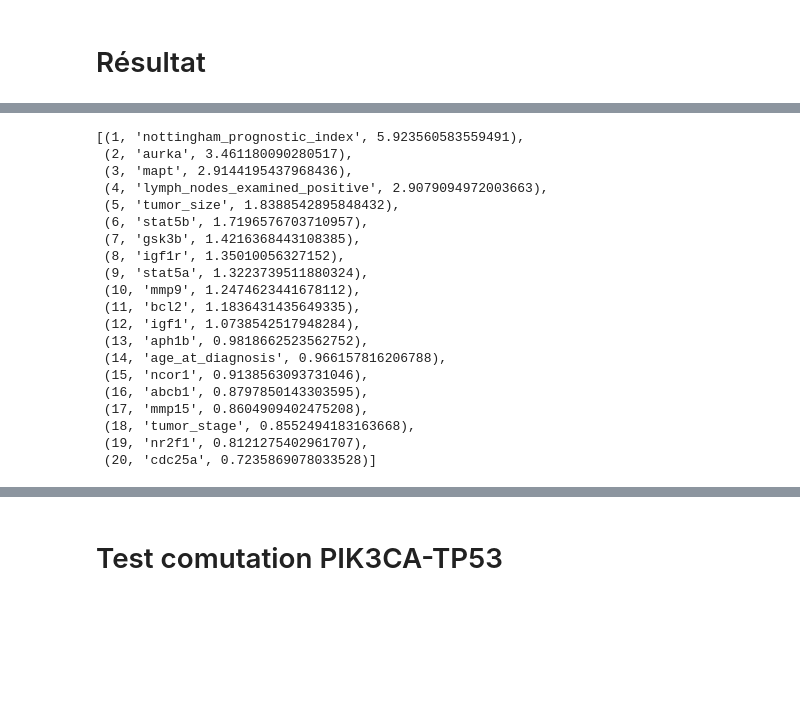
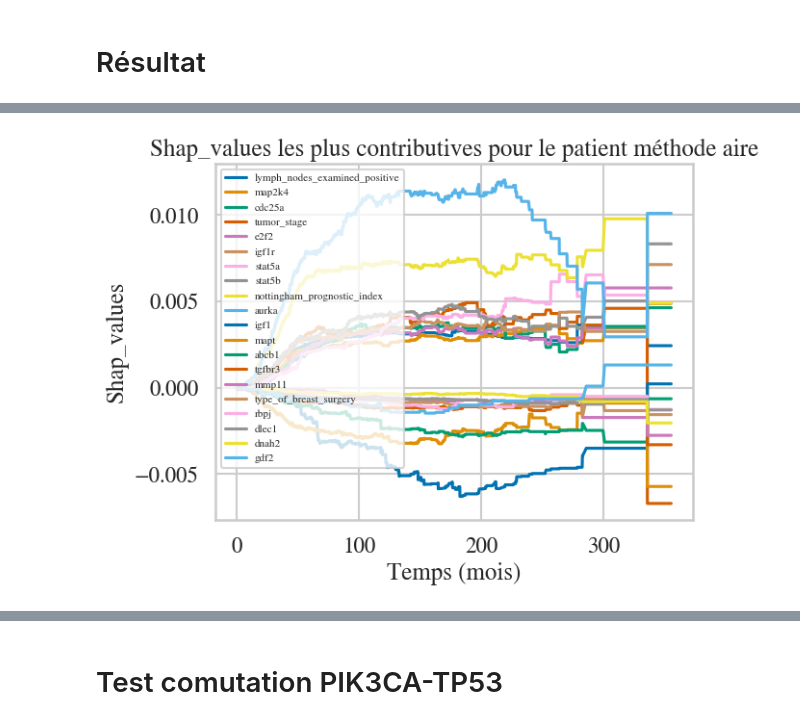
Before and after one commit to Clement-Dn/Surv-ML, a Jupyter notebook: SurvTreeShap_Metabric.ipynb, the cells around one changed output, grey strips where cells are left out. Drawn from its saved outputs; the diff is of its cells as text; code cells hidden in the pictures; blank space fills up the shorter version.

```diff
--- a/SurvTreeShap_Metabric.ipynb
+++ b/SurvTreeShap_Metabric.ipynb
@@ -123,6 +125,6 @@ X_train, X_test, y_train, y_test = train_test_split(X, y, test_size=0.2, random_
 y_train_RSF = Surv.from_dataframe("Died_of_Desease", "overall_survival_months", y_train)
 y_test_RSF = Surv.from_dataframe("Died_of_Desease", "overall_survival_months", y_test)
 # %%
-rsf = RandomSurvivalForest(n_estimators=100, random_state=42,max_depth=11)
+rsf = RandomSurvivalForest(n_estimators=100, random_state=42,max_depth=3)
 rsf.fit(X_train, y_train_RSF)
 # %% [output]
@@ -639,38 +153,6 @@ plt.show()
-# %%
-Nb_obs=10
-# variables les plus importantes "pour plusieurs observations":
-aires=np.zeros(len(y[1])-1)
-
-for id_patient in range(Nb_obs):
-    unique_times = rsf.estimators_[0].unique_times_
-    x = np.array(unique_times)
-    y = np.array([
-        TreeExplainer(rsf,t=i).shap_values(X_test.iloc[id_patient, :])
-        for i in range(len(unique_times))
-        ])
-
-    aires = aires+ np.array([np.trapz(np.abs(y[:,i]), x) for i in range(len(y[1])-1)])
-
-top_indices = np.argsort(aires)[-20:]
-[( 20-n, X.columns[i], aires[i]/Nb_obs) for n, i in enumerate(top_indices)][::-1]
-# %% [output]
-[(1, 'nottingham_prognostic_index', 5.923560583559491),
- (2, 'aurka', 3.461180090280517),
- (3, 'mapt', 2.9144195437968436),
- (4, 'lymph_nodes_examined_positive', 2.9079094972003663),
- (5, 'tumor_size', 1.8388542895848432),
- (6, 'stat5b', 1.7196576703710957),
- (7, 'gsk3b', 1.4216368443108385),
- (8, 'igf1r', 1.35010056327152),
- (9, 'stat5a', 1.3223739511880324),
- (10, 'mmp9', 1.2474623441678112),
- (11, 'bcl2', 1.1836431435649335),
- (12, 'igf1', 1.0738542517948284),
- (13, 'aph1b', 0.9818662523562752),
- (14, 'age_at_diagnosis', 0.966157816206788),
- (15, 'ncor1', 0.9138563093731046),
- (16, 'abcb1', 0.8797850143303595),
- (17, 'mmp15', 0.8604909402475208),
- (18, 'tumor_stage', 0.8552494183163668),
- (19, 'nr2f1', 0.8121275402961707),
- (20, 'cdc25a', 0.7235869078033528)]
+# %%
+x,y = fstp.Shapvalues(model= rsf, data=X_test.iloc[0, :], times=None)
+# %%
+fstp.STP_graph(x=x, y=y, columns=list(X.columns), selection="area", min=10, max=10)
+# %% [output]
+[figure, added]
```
Also changed, not shown: parts of 28 cells of this notebook, 1 other file.
